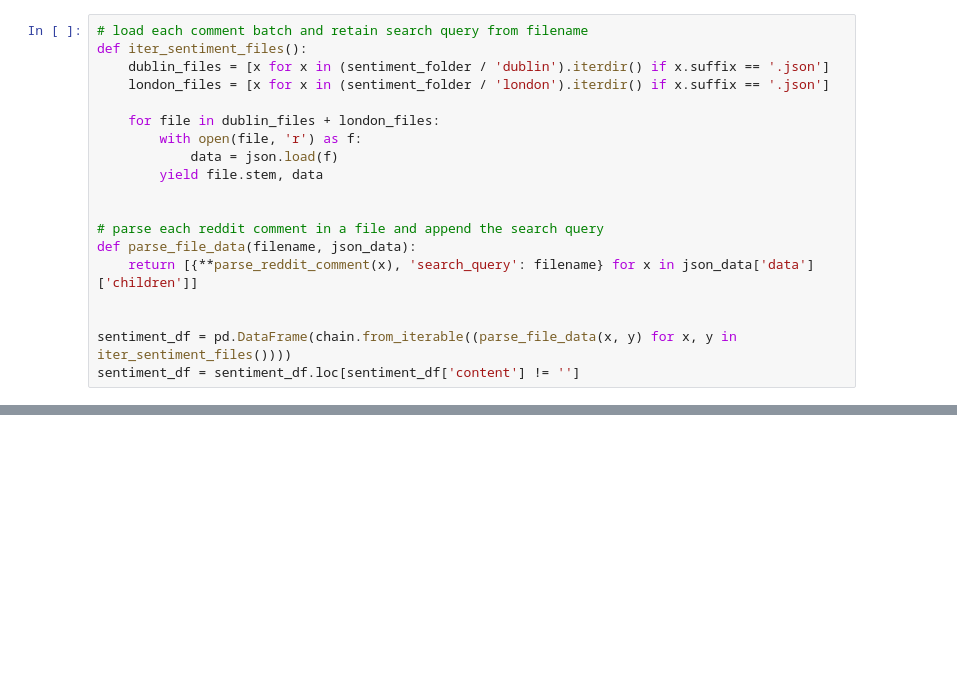
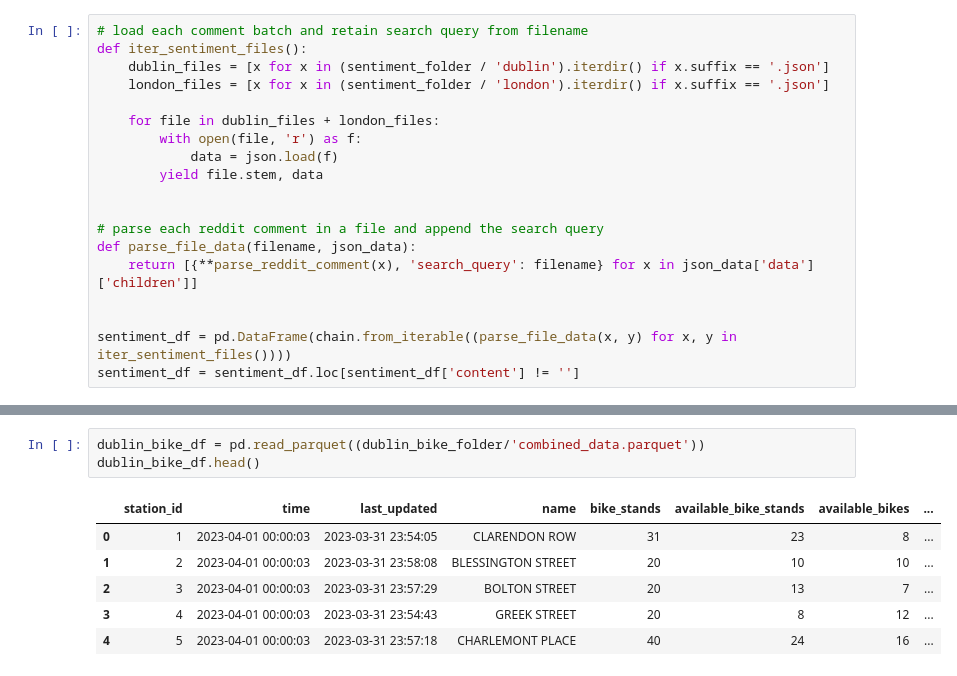
Before and after one commit to step-hen-burke/CA2, a Jupyter notebook: data_processing.ipynb, the cells around one changed output, grey strips where cells are left out. Drawn from its saved outputs; the diff is of its cells as text; blank space fills up the shorter version.

```diff
--- a/data_processing.ipynb
+++ b/data_processing.ipynb
@@ -807,0 +870,10 @@ Additionally, while we have gathered reddit comment data from multiple json blob
+# %%
+dublin_bike_df = pd.read_parquet((dublin_bike_folder/'combined_data.parquet'))
+dublin_bike_df.head()
+# %% [output]
+|  | station_id | time | last_updated | name | bike_stands | available_bike_stands | available_bikes | ... |
+| 0 | 1 | 2023-04-01 00:00:03 | 2023-03-31 23:54:05 | CLARENDON ROW | 31 | 23 | 8 | ... |
+| 1 | 2 | 2023-04-01 00:00:03 | 2023-03-31 23:58:08 | BLESSINGTON STREET | 20 | 10 | 10 | ... |
+| 2 | 3 | 2023-04-01 00:00:03 | 2023-03-31 23:57:29 | BOLTON STREET | 20 | 13 | 7 | ... |
+| 3 | 4 | 2023-04-01 00:00:03 | 2023-03-31 23:54:43 | GREEK STREET | 20 | 8 | 12 | ... |
+| 4 | 5 | 2023-04-01 00:00:03 | 2023-03-31 23:57:18 | CHARLEMONT PLACE | 40 | 24 | 16 | ... |
```
Also changed, not shown: parts of 44 cells of this notebook.
